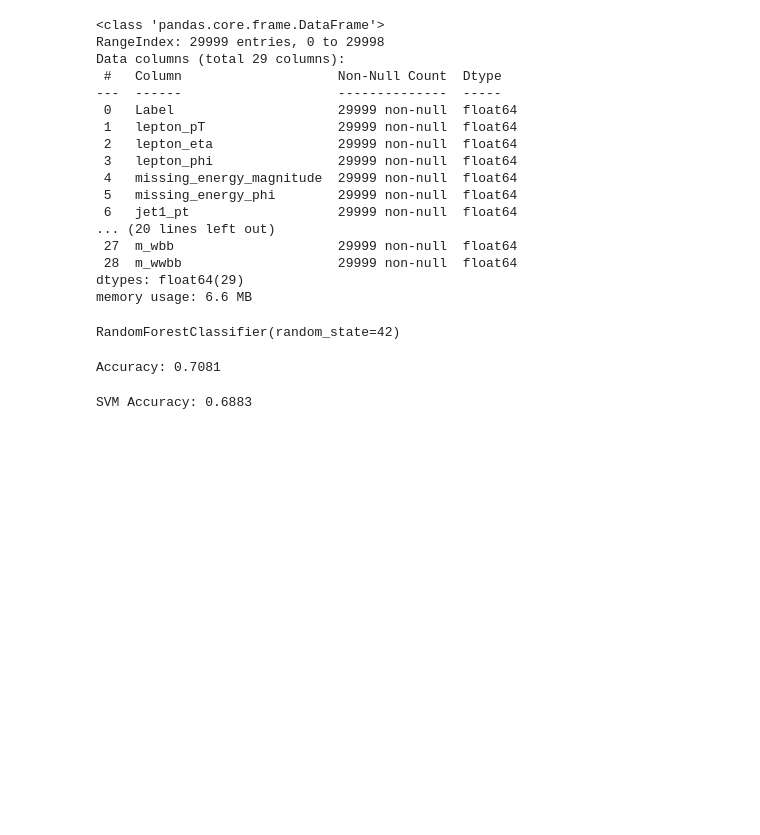
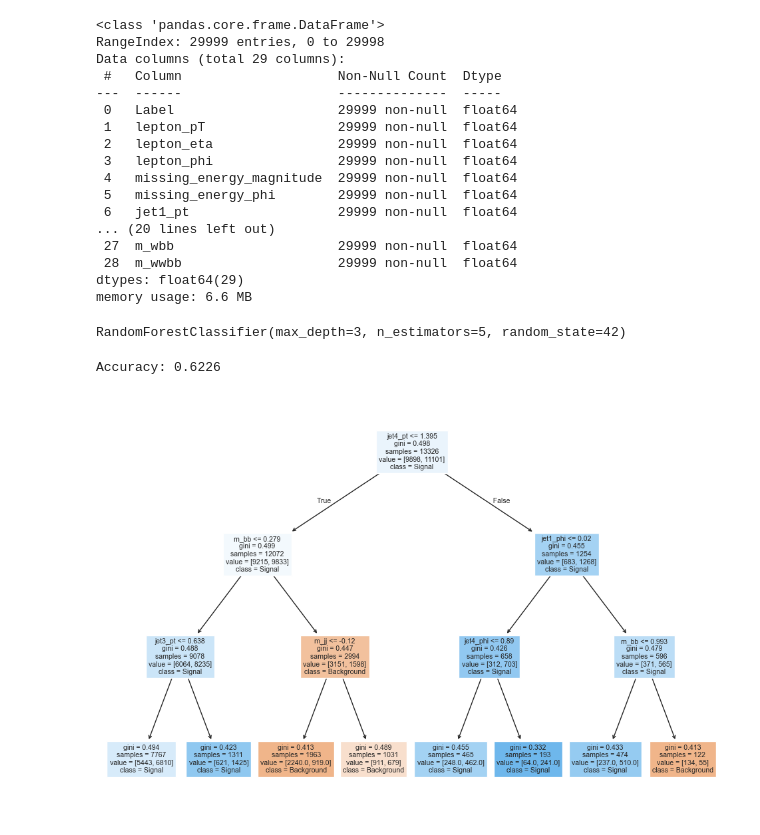
Before and after one commit to sivagugan30/higgs-boson-detection, a Jupyter notebook: notebook/notebook_03.ipynb, the cells around one changed output. Saved outputs shown, nothing was run; the diff lists cells and outputs as text; code cells hidden in the pictures; blank space fills up the shorter version.

```diff
--- a/notebook/notebook_03.ipynb
+++ b/notebook/notebook_03.ipynb
@@ -57,14 +57,14 @@ scaler = StandardScaler()
 X_train_scaled = scaler.fit_transform(X_train)
 X_test_scaled = scaler.fit_transform(X_test)
 # %%
-rf = RandomForestClassifier(n_estimators=100, random_state=42)
+rf = RandomForestClassifier(n_estimators=5, random_state=42, max_depth=3)
 rf.fit(X_train_scaled, y_train)
 # %% [output]
-RandomForestClassifier(random_state=42)
+RandomForestClassifier(max_depth=3, n_estimators=5, random_state=42)
 # %%
 y_pred = rf.predict(X_test_scaled)
 # %%
 accuracy = accuracy_score(y_test, y_pred)
 print(f"Accuracy: {accuracy:.4f}")
 # %% [output]
-Accuracy: 0.7081
+Accuracy: 0.6226
@@ -73,15 +71,15 @@ Accuracy: 0.7081
-# %%
-# Step 1: Initialize the SVM model
-svm = SVC(random_state=42)
-
-# Step 2: Train the SVM model on the scaled training data
-svm.fit(X_train_scaled, y_train)
-
-# Step 3: Predict using the SVM model on the test data
-y_pred_svm = svm.predict(X_test_scaled)
-
-# Step 4: Evaluate the SVM model
-accuracy_svm = accuracy_score(y_test, y_pred_svm)
-print(f"SVM Accuracy: {accuracy_svm:.4f}")
-# %% [output]
-SVM Accuracy: 0.6883
+# %%
+features = X.columns.to_list()
+
+label_names = ["Background", "Signal"]
+# %%
+from sklearn.tree import plot_tree
+individual_tree = rf.estimators_[0]  # Get the first tree (you can choose any index)
+
+# Visualize the decision tree using Matplotlib's plot_tree method
+plt.figure(figsize=(12, 8))
+plot_tree(individual_tree, feature_names=features, class_names=label_names, filled=True)
+plt.savefig("decision_tree_plot.png", dpi=300, bbox_inches='tight')
+plt.show()
+# %% [output]
+[figure, added]
```
Also changed, not shown: parts of 1 cell of this notebook.
